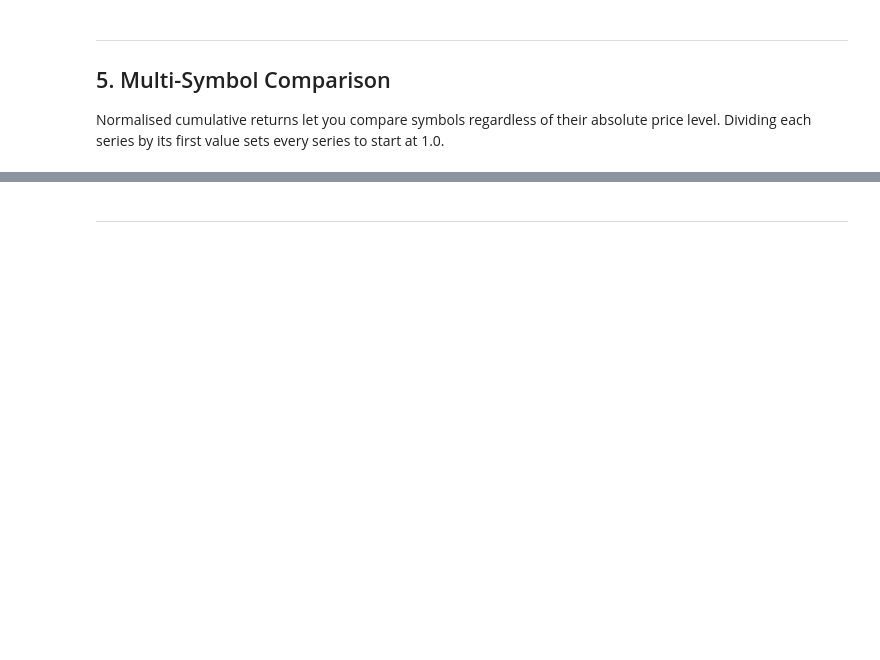
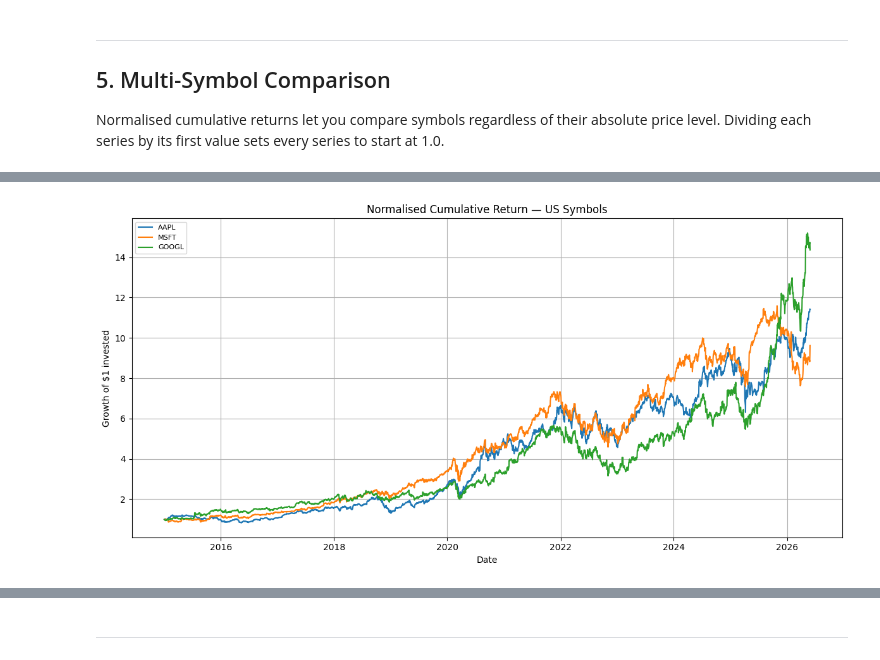
Before and after one commit to vaibhavmalve/SOC-Stock-Trading-With-LSTM-And-RL, a Jupyter notebook: Week2/data_loading.ipynb, the cells around one changed output, grey strips where cells are left out. Drawn from its saved outputs; the diff is of its cells as text; code cells hidden in the pictures; blank space fills up the shorter version.

```diff
--- a/Week2/data_loading.ipynb
+++ b/Week2/data_loading.ipynb
@@ -95,5 +95,8 @@ assert safe_symbol('RELIANCE.NS') == 'RELIANCE_NS'
 assert safe_symbol('BTC-USD')     == 'BTC_USD'
 assert safe_symbol('EURUSD=X')    == 'EURUSD_X'
 print('safe_symbol() passed!')
+
+for sym in MARKET_SYMBOLS.values():
+    print(sym)
 # %% [output]
 safe_symbol() passed!
@@ -287,4 +294,10 @@ Normalised cumulative returns let you compare symbols regardless of their absolu
 
 us_closes = {}
 for sym in MARKET_SYMBOLS['us']:
-    ...
+ safe_symbol(sym)
+ df=download_symbol(sym)
+ df.set_index('date', inplace=True)
+ us_closes[sym]=df['close']
+
+DF=pd.DataFrame(us_closes)
+DF.head()
@@ -291,9 +312,18 @@ for sym in MARKET_SYMBOLS['us']:
 # %%
 # TODO 5.2 — Normalise so each series starts at 1.0, then plot all on one chart
-...
+DF['AAPL']  = DF['AAPL']  / DF['AAPL'].iloc[0]
+DF['MSFT']  = DF['MSFT']  / DF['MSFT'].iloc[0]
+DF['GOOGL'] = DF['GOOGL'] / DF['GOOGL'].iloc[0]
+
+plt.figure(figsize=(12,6))
+plt.plot(DF['AAPL'], label='AAPL')
+plt.plot(DF['MSFT'], label='MSFT')
+plt.plot(DF['GOOGL'], label='GOOGL')
 plt.title('Normalised Cumulative Return — US Symbols')
 plt.ylabel('Growth of $1 invested'); plt.xlabel('Date')
 plt.legend(fontsize=8); plt.grid(True); plt.tight_layout(); plt.show()
+# %% [output]
+[figure, added]
 # %%
 # TODO 5.3 — Repeat for India symbols
 
```
Also changed, not shown: parts of 5 cells of this notebook.
